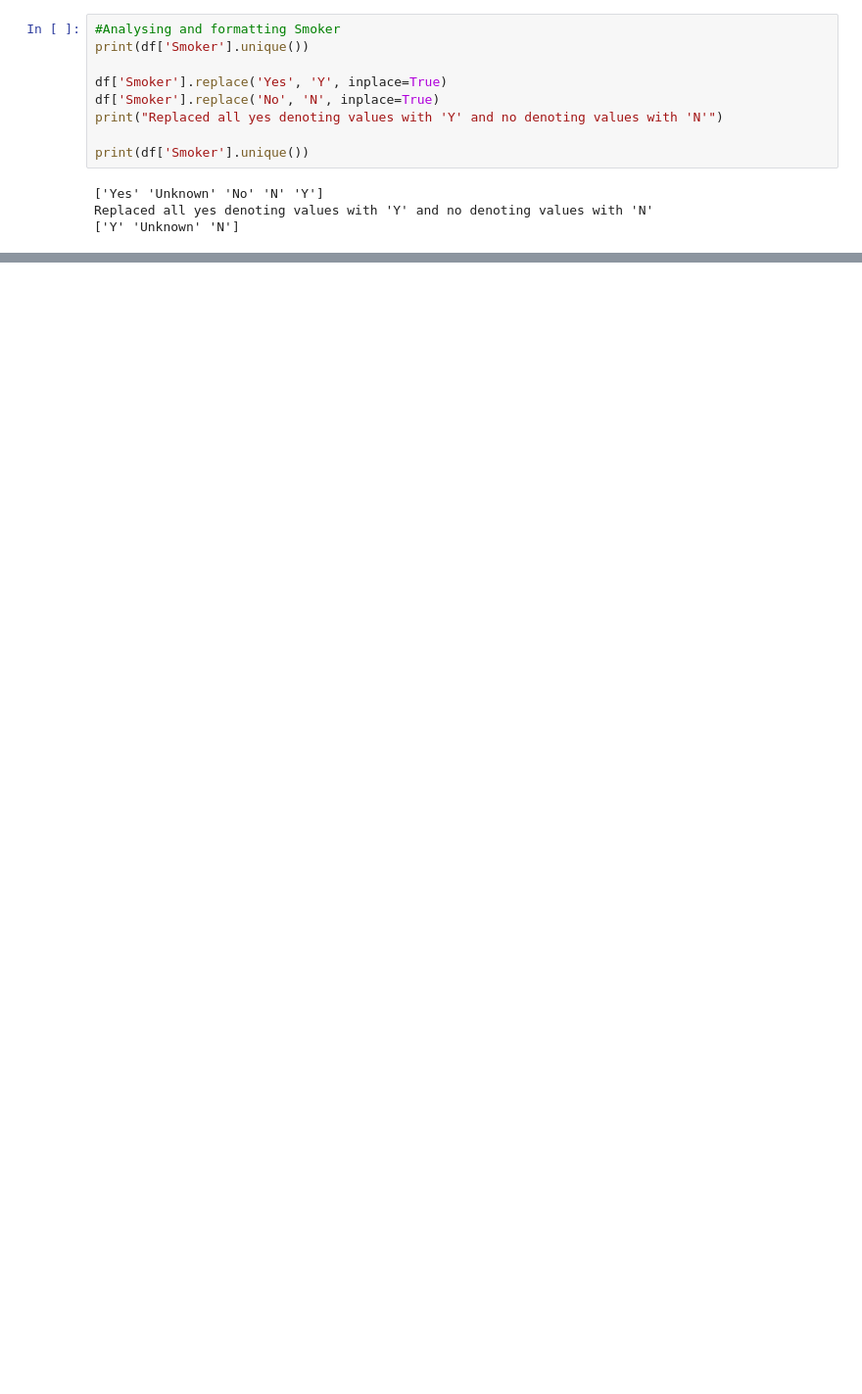
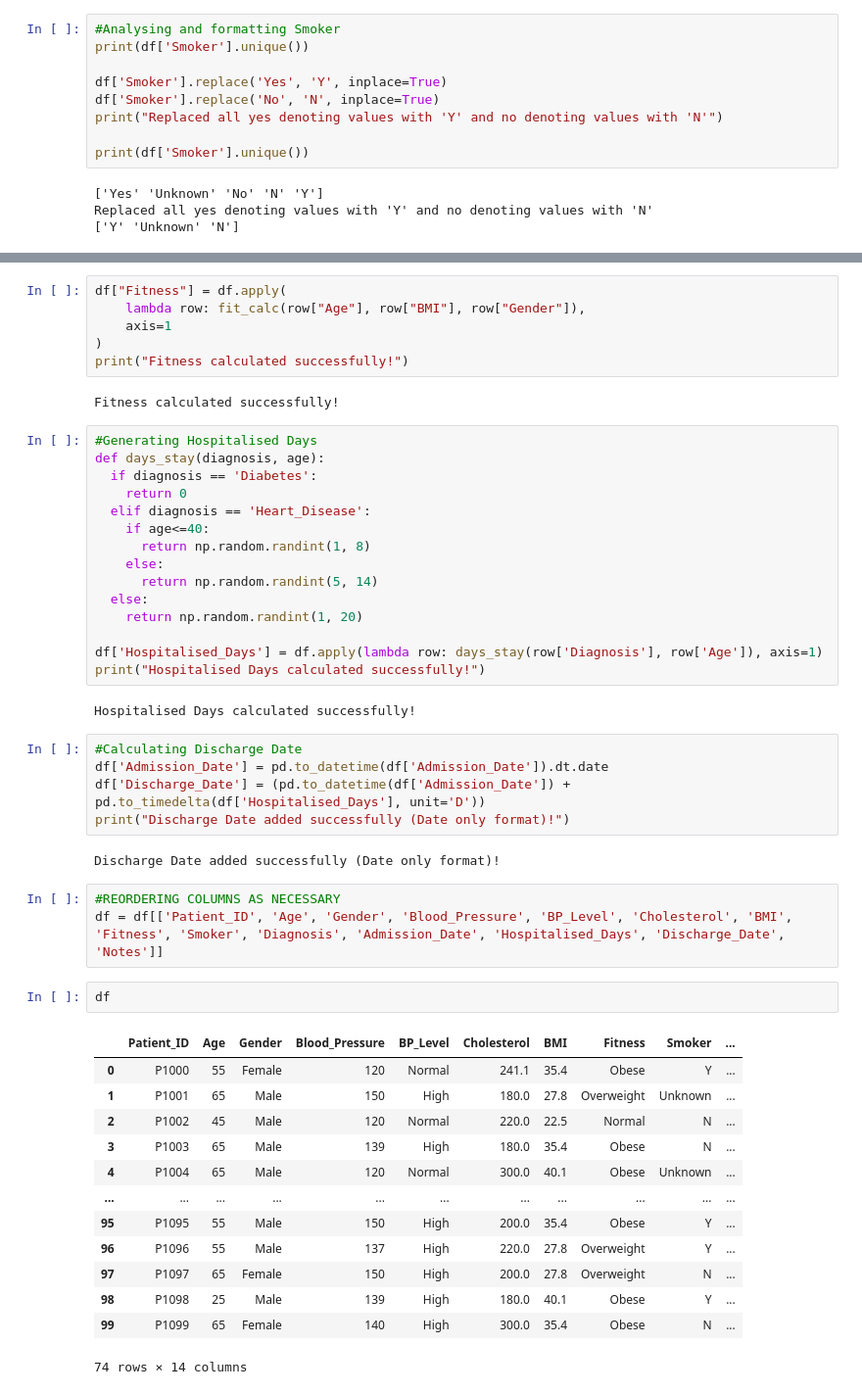
Before and after one commit to sruthi-analyst/Messy-Medical-ETL, a Jupyter notebook: Medical_ETL.ipynb, the cells around one changed output, grey strips where cells are left out. Shown at 98% size. Saved outputs shown, nothing was run; the diff lists cells and outputs as text; blank space fills up the shorter version.

Commit message:
Handled Format of Categorical values , Data type, Transformed data to create new columns, Calculated No. of days stayed in hospital and Discharge date.

```diff
--- a/Medical_ETL.ipynb
+++ b/Medical_ETL.ipynb
@@ -302,0 +421,51 @@ Categorised BP Levels successfully!
+# %%
+df["Fitness"] = df.apply(
+    lambda row: fit_calc(row["Age"], row["BMI"], row["Gender"]),
+    axis=1
+)
+print("Fitness calculated successfully!")
+# %% [output]
+Fitness calculated successfully!
+# %%
+#Generating Hospitalised Days
+def days_stay(diagnosis, age):
+  if diagnosis == 'Diabetes':
+    return 0
+  elif diagnosis == 'Heart_Disease':
+    if age<=40:
+      return np.random.randint(1, 8)
+    else:
+      return np.random.randint(5, 14)
+  else:
+    return np.random.randint(1, 20)
+
+df['Hospitalised_Days'] = df.apply(lambda row: days_stay(row['Diagnosis'], row['Age']), axis=1)
+print("Hospitalised Days calculated successfully!")
+# %% [output]
+Hospitalised Days calculated successfully!
+# %%
+#Calculating Discharge Date
+df['Admission_Date'] = pd.to_datetime(df['Admission_Date']).dt.date
+df['Discharge_Date'] = (pd.to_datetime(df['Admission_Date']) + pd.to_timedelta(df['Hospitalised_Days'], unit='D'))
+print("Discharge Date added successfully (Date only format)!")
+# %% [output]
+Discharge Date added successfully (Date only format)!
+# %%
+#REORDERING COLUMNS AS NECESSARY
+df = df[['Patient_ID', 'Age', 'Gender', 'Blood_Pressure', 'BP_Level', 'Cholesterol', 'BMI', 'Fitness', 'Smoker', 'Diagnosis', 'Admission_Date', 'Hospitalised_Days', 'Discharge_Date', 'Notes']]
+# %%
+df
+# %% [output]
+|  | Patient_ID | Age | Gender | Blood_Pressure | BP_Level | Cholesterol | BMI | Fitness | Smoker | ... |
+| 0 | P1000 | 55 | Female | 120 | Normal | 241.1 | 35.4 | Obese | Y | ... |
+| 1 | P1001 | 65 | Male | 150 | High | 180.0 | 27.8 | Overweight | Unknown | ... |
+| 2 | P1002 | 45 | Male | 120 | Normal | 220.0 | 22.5 | Normal | N | ... |
+| 3 | P1003 | 65 | Male | 139 | High | 180.0 | 35.4 | Obese | N | ... |
+| 4 | P1004 | 65 | Male | 120 | Normal | 300.0 | 40.1 | Obese | Unknown | ... |
+| ... | ... | ... | ... | ... | ... | ... | ... | ... | ... | ... |
+| 95 | P1095 | 55 | Male | 150 | High | 200.0 | 35.4 | Obese | Y | ... |
+| 96 | P1096 | 55 | Male | 137 | High | 220.0 | 27.8 | Overweight | Y | ... |
+| 97 | P1097 | 65 | Female | 150 | High | 200.0 | 27.8 | Overweight | N | ... |
+| 98 | P1098 | 25 | Male | 139 | High | 180.0 | 40.1 | Obese | Y | ... |
+| 99 | P1099 | 65 | Female | 140 | High | 300.0 | 35.4 | Obese | N | ... |
+74 rows × 14 columns
```
Also changed, not shown: parts of 4 cells of this notebook.
